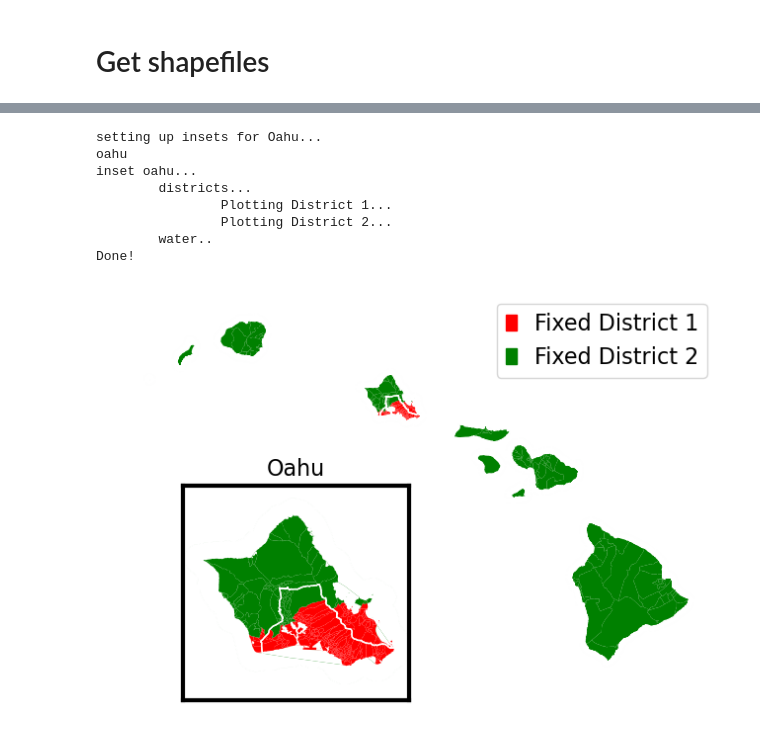
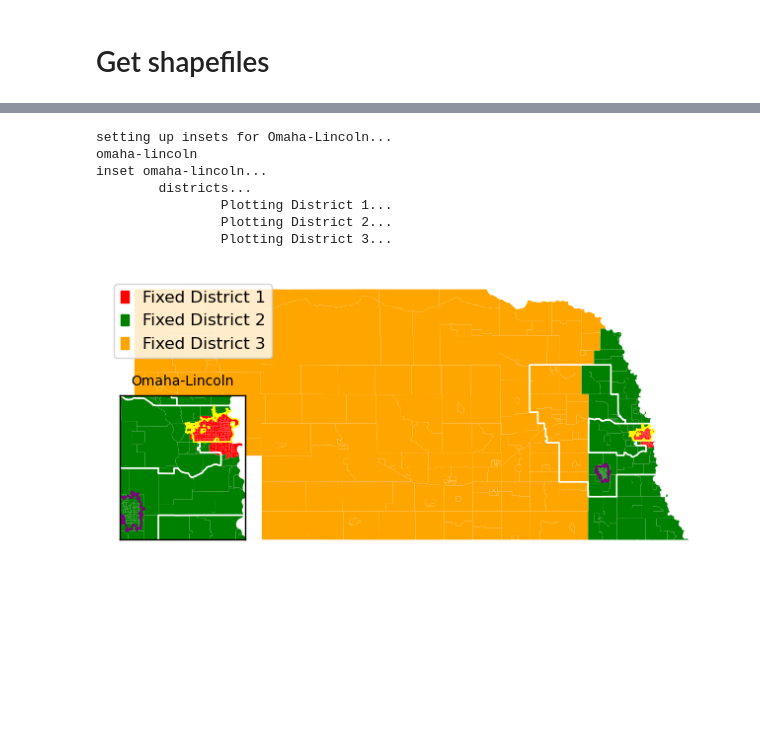
Before and after one commit to raddick/gerrymandering, a Jupyter notebook: plot-nebraska.ipynb, the cells around one changed output, grey strips where cells are left out. Drawn from its saved outputs; the diff is of its cells as text; code cells hidden in the pictures; blank space fills up the shorter version.

Commit message:
finished plotting Nebraska

```diff
--- a/plot-nebraska.ipynb
+++ b/plot-nebraska.ipynb
@@ -13,7 +15,7 @@ from shapely.geometry import box
 state_name = 'Nebraska'
 state_abbrev = 'ne'
 state_num = 31
-nDistricts = 2
+nDistricts = 3
 the_epsg = 26852  # https://epsg.io/26852
 
 # pop_total_denominator = 330759736
@@ -29,7 +31,7 @@ pl94_dir = '/home/idies/workspace/21cc/Data/Census/PL 94-171 2020/{0:}/'.format(
 district_color_cycle = ['black', 'red', 'green', 'orange', 'cyan', 'yellow', 'pink', 'gray', 'lime', 'navajowhite', 'cornflowerblue', 'darkseagreen', 'thistle', 'tomato', 'silver', 'blueviolet', 'olive', 'peru', 'dodgerblue']
 district_color_cycle += district_color_cycle
 district_color_cycle += district_color_cycle
-the_legend_size = 16
+the_legend_size = 12
 the_annotation_size = 8
 
 
@@ -235,25 +232,24 @@ ok
 fig, ax = plt.subplots(1,1,figsize=(8,12))
 ax.set_aspect('equal')
 
-xlim = [-161,-154.5]
-ylim = [18.5,22.5]
+# xlim = [-161,-154.5]
+# ylim = [18.5,22.5]
 
-print('setting up insets for Oahu...')
+print('setting up insets for Omaha-Lincoln...')
 insets = {}
 
-insets['oahu'] = {}
-insets['oahu']['how'] = 'tracts'   # tracts, districts, counties, or places
-insets['oahu']['bounds'] = [-158.35, 21.15, -157.6, 21.8]
-insets['oahu']['axes_position'] = [0.01, 0.01]
-insets['oahu']['axes_rel_size'] = .6
-insets['oahu']['new_districts'] = [1,2]
+insets['omaha-lincoln'] = {}
+insets['omaha-lincoln']['how'] = 'tracts'   # tracts, districts, counties, or places
+insets['omaha-lincoln']['bounds'] = [-96.75,40.65,-95.825,41.45]
+insets['omaha-lincoln']['axes_position'] = [-0.175, 0.05]
+insets['omaha-lincoln']['axes_rel_size'] = .6
+insets['omaha-lincoln']['new_districts'] = [1,2,3]
 # insets['oahu']['districts'] = [1]
 # insets['oahu']['partial_districts'] = [2]
 #insets['oahu']['counties'] = ['Palm Beach County', 'Broward County', 'Miami-Dade County']
-insets['oahu']['title'] = 'Oahu'
-insets['oahu']['titlesize'] = 16
-insets['oahu']['borderwidth'] = 3
-
+insets['omaha-lincoln']['title'] = 'Omaha-Lincoln'
+insets['omaha-lincoln']['titlesize'] = 10
+insets['omaha-lincoln']['borderwidth'] = 1
 
 for inset_name, inset in insets.items():
     print(inset_name)
@@ -300,12 +296,12 @@ legend_list = []
 for i in range(1,nDistricts+1):
     #legend_list.append(mpatches.Patch(color=district_color_cycle[i], label='Fixed District {0:,.0f} (Pop {1:,.0f}, overshot = {2:,.0f})'.format(i, tracts_gdf[tracts_gdf['new_district'] == i]['POP100'].sum(), tracts_gdf[tracts_gdf['new_district'] == i]['POP100'].sum()-target)))
     legend_list.append(mpatches.Patch(color=district_color_cycle[i], label='Fixed District {0:,.0f}'.format(i)))
-ax.legend(handles=legend_list, fontsize=the_legend_size, loc='upper right', handlelength=0.5)
+#the_legend_size = 12
+ax.legend(handles=legend_list, fontsize=the_legend_size, loc='upper left', handlelength=0.5)
 
 # #target
 
 cd119_gdf.plot(ax=ax, color='none', edgecolor='white')
-
 # for ix, thisrow in cd119_gdf.iterrows():
 #     centerpoint = [thisrow.geometry.centroid.x, thisrow.geometry.centroid.y]
 #     annotator = 'Official District {0:}'.format(thisrow['NAMELSAD'][-1])
@@ -314,8 +310,9 @@ cd119_gdf.plot(ax=ax, color='none', edgecolor='white')
 #                  fontsize=the_annotation_size)
 
 
-#place_gdf[place_gdf['NAME'].isin(['Honolulu'])].plot(ax=ax, color='none', edgecolor='yellow')
-# for ix, thisrow in place_gdf[place_gdf['NAME'].isin(['Honolulu'])].iterrows():
+place_gdf[place_gdf['NAME'].isin(['Omaha'])].plot(ax=ax, color='none', edgecolor='yellow')
+place_gdf[place_gdf['NAME'].isin(['Lincoln'])].plot(ax=ax, color='none', edgecolor='purple')
+# for ix, thisrow in place_gdf[place_gdf['NAME'].isin(['Omaha', 'Lincoln'])].iterrows():
 #     centerpoint = [thisrow.geometry.centroid.x, thisrow.geometry.centroid.y]
 #     annotator = thisrow['NAME']
 #     ax.annotate(annotator, centerpoint,
@@ -324,8 +321,7 @@ cd119_gdf.plot(ax=ax, color='none', edgecolor='white')
 
 
 # Mask out water
-show_water_gdf.plot(ax=ax, color='white', edgecolor='white')
-
+#show_water_gdf.plot(ax=ax, color='white', edgecolor='white')
 
 for inset_name, inset in insets.items():
     print('inset {0:}...'.format(inset_name))
@@ -339,51 +335,50 @@ for inset_name, inset in insets.items():
         # centerpoint = (cd119_gdf[cd119_gdf['CD119'] == thiscd].geometry.centroid.x, cd119_gdf[cd119_gdf['CD119'] == thiscd].geometry.centroid.y)
         # inset['axes'].annotate(annotator, centerpoint,
         #             color='black', backgroundcolor='white', ha='center', va='center', fontsize=16)
-    # print('\tpartial districts...')
-    # for thiscd in inset['partial_districts']:
-    #     print('\t\tPlotting District {0:.0f}...'.format(thiscd))
-    #     tracts_gdf[tracts_gdf['new_district'] == i].plot(ax=inset['axes'], color=district_color_cycle[i])
 
     cd119_gdf.plot(ax=inset['axes'], color='none', edgecolor='white')
 
-    print('\twater..')
-    show_water_gdf.plot(ax=inset['axes'], color='white', edgecolor='none')
+    place_gdf[place_gdf['NAME'].isin(['Omaha'])].plot(ax=inset['axes'], color='none', edgecolor='yellow')
+    place_gdf[place_gdf['NAME'].isin(['Lincoln'])].plot(ax=inset['axes'], color='none', edgecolor='purple')
+
+    # print('\twater..')
+    # show_water_gdf.plot(ax=inset['axes'], color='white', edgecolor='none')
 
     inset['axes'].set_xlim(inset['bounds'][0], inset['bounds'][2])
     inset['axes'].set_ylim(inset['bounds'][1], inset['bounds'][3])
 #    inset['axes'].axis('off')
 
     for this_side in ['top', 'bottom', 'left', 'right']:
         inset['axes'].spines[this_side].set_linewidth(inset['borderwidth'])
     inset['axes'].set_title(inset['title'], fontsize=inset['titlesize'], y=1.01)
     inset['axes'].set_xticks([])
     inset['axes'].set_yticks([])
     #inset['axes'].set_facecolor('blue')
 
 #     rectpatch, connects = ax.indicate_inset_zoom(inset['axes'], edgecolor="black", linewidth=inset['borderwidth'])
 #     citylabel = '{0:}\nInset'.format(inset['title'].replace(' ','\n'))
 #     citylabel_center = [rectpatch.get_x()+(rectpatch.get_width()/2), rectpatch.get_y()+(rectpatch.get_height()/2)]
 #     ax.annotate(citylabel, citylabel_center, color='black', backgroundcolor='white',  ha='center', va='center', fontsize=12)
 
     # for j in range(0,4):
     #     connects[j].set_visible(False)
 
 
 
 plt.axis('off')
-ax.set_xlim(xlim)
-ax.set_ylim(ylim)
+# ax.set_xlim(xlim)
+# ax.set_ylim(ylim)
+
 
 #plt.show()
-plt.savefig('maps/hawaii-new-districts.png', format='png', dpi=300)
-print('Done!')
+plt.savefig('maps/nebraska-new-districts.png', format='png', dpi=300)
+#print('Done!')
 # %% [output]
-setting up insets for Oahu...
-oahu
-inset oahu...
+setting up insets for Omaha-Lincoln...
+omaha-lincoln
+inset omaha-lincoln...
         districts...
                 Plotting District 1...
                 Plotting District 2...
-        water..
-Done!
+                Plotting District 3...
-[figure, old version]
+[figure, new version]
```
Also changed, not shown: parts of 4 cells of this notebook, 1 other file.
